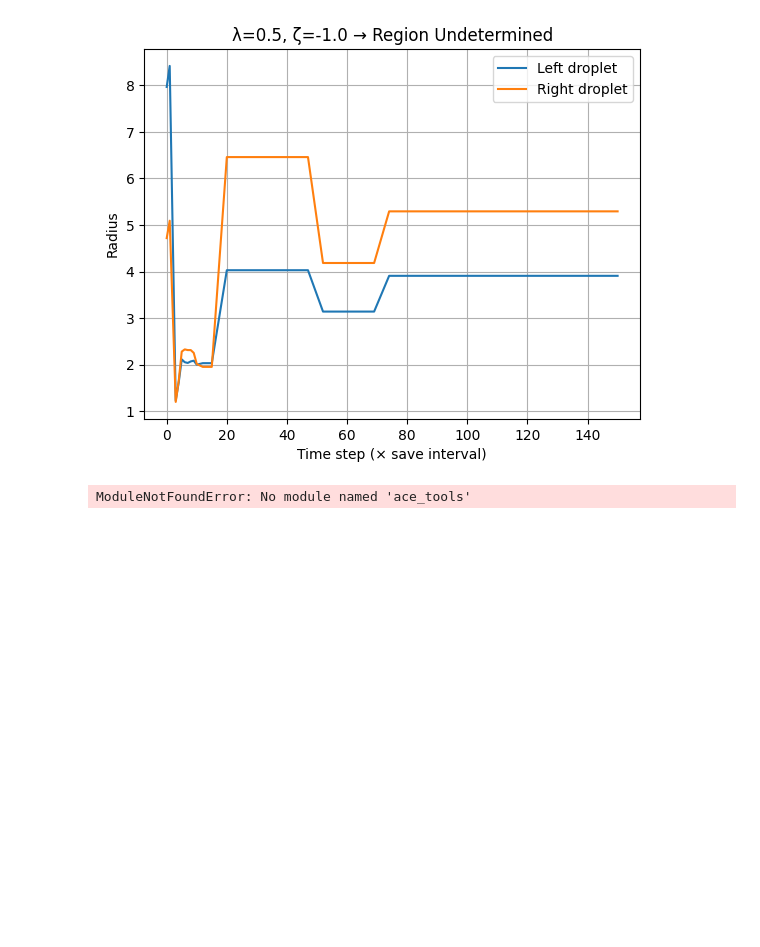
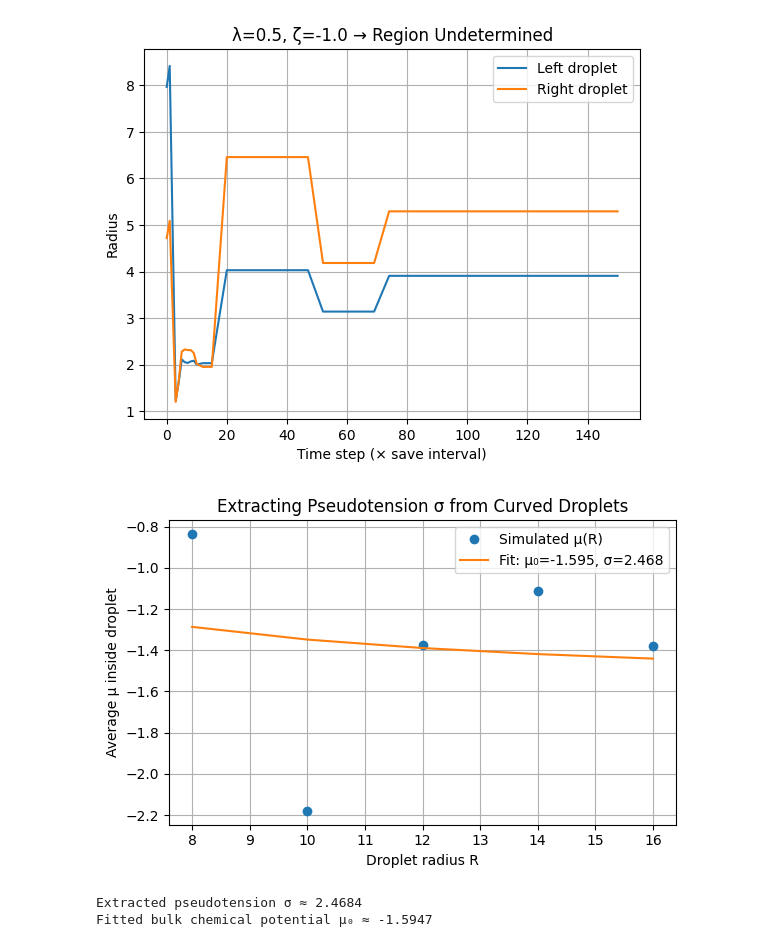
Before and after one commit to EnnoI/ComputationalMathematicsSeminarSoSe25, a Jupyter notebook: two_Droplet_new/two_droplet_worker.ipynb, the cells around one changed output. Drawn from its saved outputs; the diff is of its cells as text; code cells hidden in the pictures; blank space fills up the shorter version.

```diff
--- a/two_Droplet_new/two_droplet_worker.ipynb
+++ b/two_Droplet_new/two_droplet_worker.ipynb
@@ -317,16 +317,12 @@ plt.show()
 Done: λ=0.5, ζ=-1.0 → Region Undetermined
 [figure]
 # %%
-
-
 import numpy as np
 import matplotlib.pyplot as plt
-from scipy.ndimage import laplace
 from scipy.fft import fft2, ifft2, fftfreq
 from scipy.optimize import curve_fit
-import ace_tools as tools
 
-# Simulation parameters
+# --- Parameters ---
 N = 256
 L = 128.0
 dx = L / N
@@ -334,14 +330,13 @@ x = np.linspace(-L/2, L/2, N)
 y = np.linspace(-L/2, L/2, N)
 X, Y = np.meshgrid(x, y, indexing="ij")
 
-# Fourier space wavevectors
 kx = fftfreq(N, d=dx) * 2 * np.pi
 ky = fftfreq(N, d=dx) * 2 * np.pi
 KX, KY = np.meshgrid(kx, ky, indexing="ij")
 K2 = KX**2 + KY**2
-K2[0, 0] = 1e-6  # avoid division by zero
+K2[0, 0] = 1e-6  # avoid div by zero
 
-# Model parameters
+# --- Model parameters ---
 A = 1.0
 B = 1.0
 K = 1.0
@@ -363,43 +358,50 @@ def compute_mu(phi):
 
     mu = -A * phi + B * phi**3 - K * lap_phi + lam * grad_phi2
 
     lap_phi_dx = lap_phi * dphi_dx
     lap_phi_dy = lap_phi * dphi_dy
     Jzeta = 1j * KX * fft2(lap_phi_dx) + 1j * KY * fft2(lap_phi_dy)
     Jzeta_real = np.real(ifft2(Jzeta))
 
     mu -= zeta * Jzeta_real
     return mu
 
-# Radii to test
+# --- Compute for multiple droplet radii ---
 radii = np.array([8, 10, 12, 14, 16])
 mu_avg = []
 
 for R in radii:
     phi = initialize_droplet(R)
     mu_field = compute_mu(phi)
-    mask = (X**2 + Y**2) < (R - 1)**2  # interior of droplet
+    mask = (X**2 + Y**2) < (R - 1)**2  # exclude edges
     mu_in = np.mean(mu_field[mask])
     mu_avg.append(mu_in)
 
 mu_avg = np.array(mu_avg)
 
-# Fit to extract sigma: mu(R) = mu0 + sigma*(d-1)/R (d=2)
+# --- Fit μ(R) = μ₀ + σ/R ---
 def fit_func(R, mu0, sigma):
     return mu0 + sigma / R
 
 params, _ = curve_fit(fit_func, radii, mu_avg)
 mu0_fit, sigma_fit = params
 
-# Prepare data to show
-import pandas as pd
-df = pd.DataFrame({
-    "Radius R": radii,
-    "Average μ": mu_avg,
-    "Fit μ(R)": fit_func(radii, *params)
-})
-tools.display_dataframe_to_user(name="Chemical Potential vs Radius", dataframe=df)
+# --- Plot ---
+plt.figure(figsize=(6,4))
+plt.plot(radii, mu_avg, 'o', label='Simulated μ(R)')
+plt.plot(radii, fit_func(radii, *params), '-', label=f'Fit: μ₀={mu0_fit:.3f}, σ={sigma_fit:.3f}')
+plt.xlabel("Droplet radius R")
+plt.ylabel("Average μ inside droplet")
+plt.title("Extracting Pseudotension σ from Curved Droplets")
+plt.legend()
+plt.grid()
+plt.tight_layout()
+plt.show()
 
-sigma_fit, mu0_fit
+# --- Output ---
+print(f"Extracted pseudotension σ ≈ {sigma_fit:.4f}")
+print(f"Fitted bulk chemical potential μ₀ ≈ {mu0_fit:.4f}")
 # %% [output]
+[figure, added]
-ModuleNotFoundError: No module named 'ace_tools'
+Extracted pseudotension σ ≈ 2.4684
+Fitted bulk chemical potential μ₀ ≈ -1.5947
```
Also changed, not shown: parts of 3 cells of this notebook.
